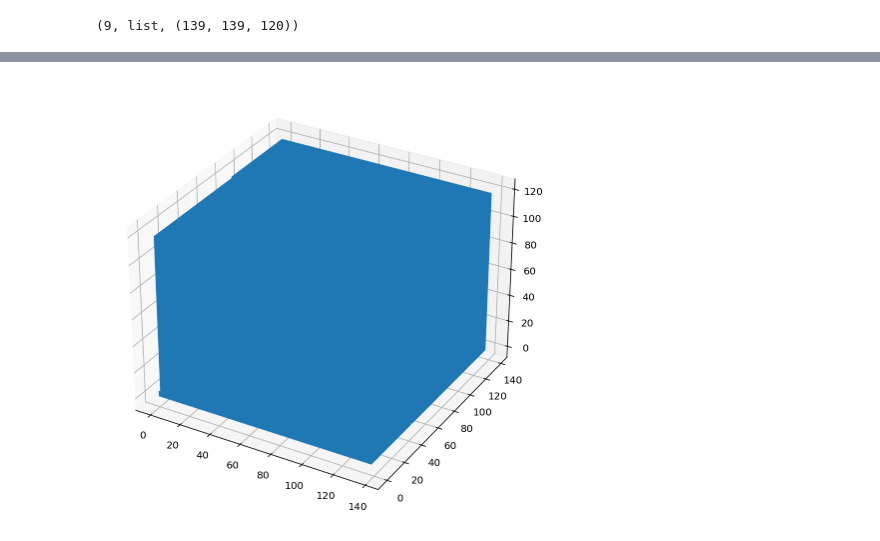
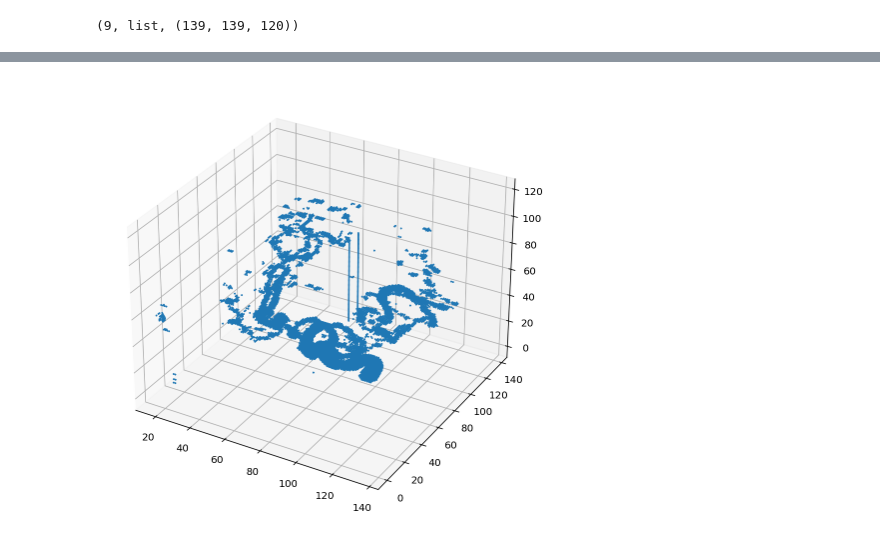
Before and after one commit to MarkusMartinMueller/ML_in_MIP, a Jupyter notebook: develop/markus/testmodel.ipynb, the cells around one changed output, grey strips where cells are left out. Drawn from its saved outputs; the diff is of its cells as text; code cells hidden in the pictures.

```diff
--- a/develop/markus/testmodel.ipynb
+++ b/develop/markus/testmodel.ipynb
@@ -460,12 +400,15 @@ np.load("/group/cake/our-git-project/develop/markus/predictions.npy").shape, typ
 # %%
 p = np.load("/group/cake/our-git-project/develop/markus/predictions.npy")
+# %%
+converter = map(lambda x: x[0], p)
+preds = list(converter)
 # %%
 def unify_alternativ(image, patch_size,most_common_shape):
     """
     image: numpy.array
           shape is (number_of_patches,h,w,d) , number_of_patches,heigth,width,depth
-    patch_size: 64
-
+    patch_size: int
+            e.g. 64
     most_common_shape: tuple
                 for example(139,139,120)
 
@@ -579,7 +522,7 @@ def patch_unifier_alternativ(list_patches,size_test_set,most_common_shape,patch_
   assert len(unified_images) == size_test_set
   return unified_images
 # %%
-uni = patch_unifier_alternativ(preds,9,most_commen_shape,64)
+uni = patch_unifier_alternativ(preds,9,(139,139,120),64)
 # %%
 len(uni),type(uni),uni[0].shape
 # %% [output]
@@ -630,8 +565,6 @@ nip.view_img(
-# %%
-
-
-evaluation.draw_mask_3d(uni[3])
-# %% [output]
-[figure, removed]
+# %%
+evaluation.draw_mask_3d(uni[5],markersize = 0.8)
+# %% [output]
+[figure, added]
 # %%
 evaluation.draw_mask_3d(labels_test[3],markersize=0.8)
```
Also changed, not shown: parts of 29 cells of this notebook, 12 other files.
